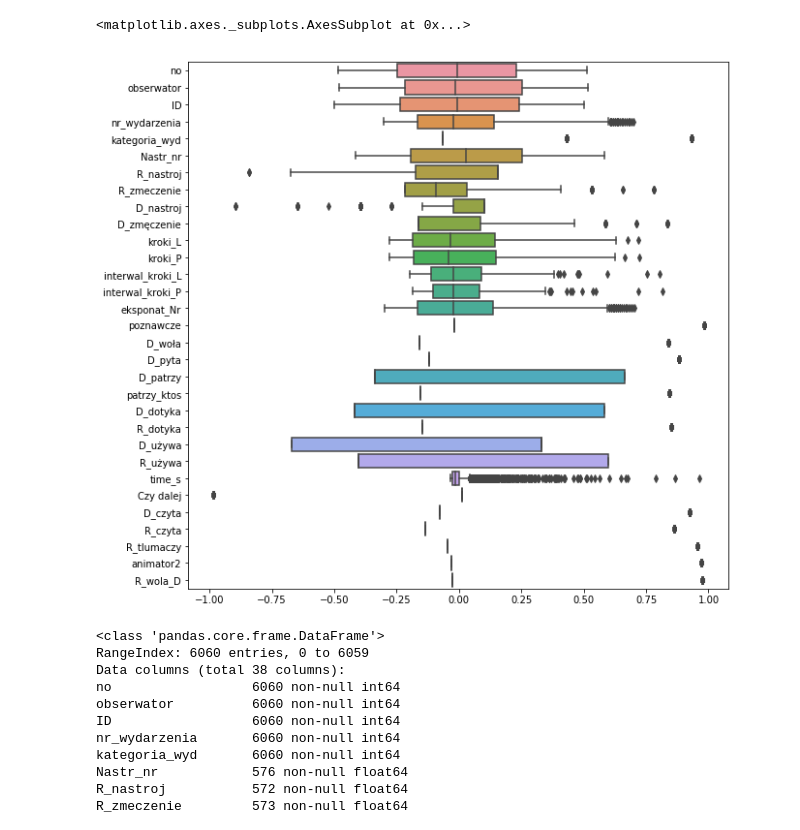
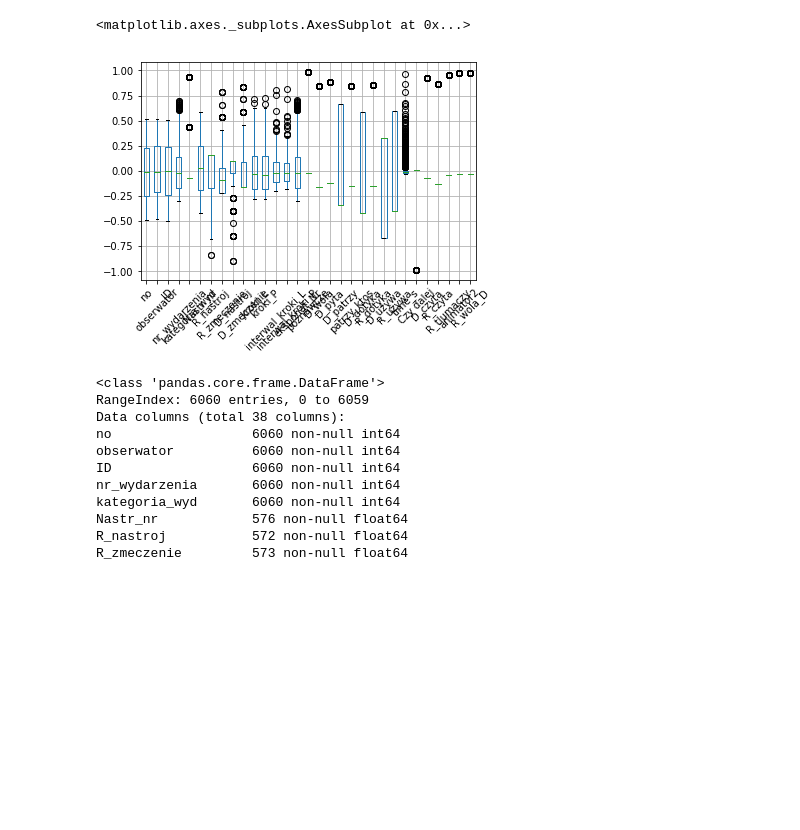
Before and after one commit to wernerolaf/WUM_projekt2, a Jupyter notebook: Exploracja danych bj.ipynb, the cells around one changed output. Saved outputs shown, nothing was run; the diff lists cells and outputs as text; code cells hidden in the pictures; blank space fills up the shorter version.

```diff
--- a/Exploracja danych bj.ipynb
+++ b/Exploracja danych bj.ipynb
@@ -9,17 +9,16 @@ rcParams['figure.figsize']=20,20
 ob = read_excel("./bazy_danych/01A Obserwacje_nowe.xlsx")
 po = read_excel("./bazy_danych/01B Po osobach - nowe.xlsx")
 # %%
-sb.boxplot(data = ob.drop(['Inne zachowania',
+ob.drop(['Inne zachowania',
          'Uwagi',
          "czas_min_sec",
          'Nastr_kiedy',
          "interwal_dlugosc",
         'Galeria',
-        'Nazwa eksponatu'], axis=1).apply(lambda x: (x - np.mean(x)) / (np.max(x) - np.min(x))),
-          orient='h')
+        'Nazwa eksponatu'], axis=1).apply(lambda x: (x - np.mean(x)) / (np.max(x) - np.min(x))).boxplot(rot=45)
 # %% [output]
 <matplotlib.axes._subplots.AxesSubplot at 0x...>
-[figure, old version]
+[figure, new version]
 # %%
 ob.info()
 # %% [output]
```
Also changed, not shown: parts of 1 cell of this notebook, 2 other files.
